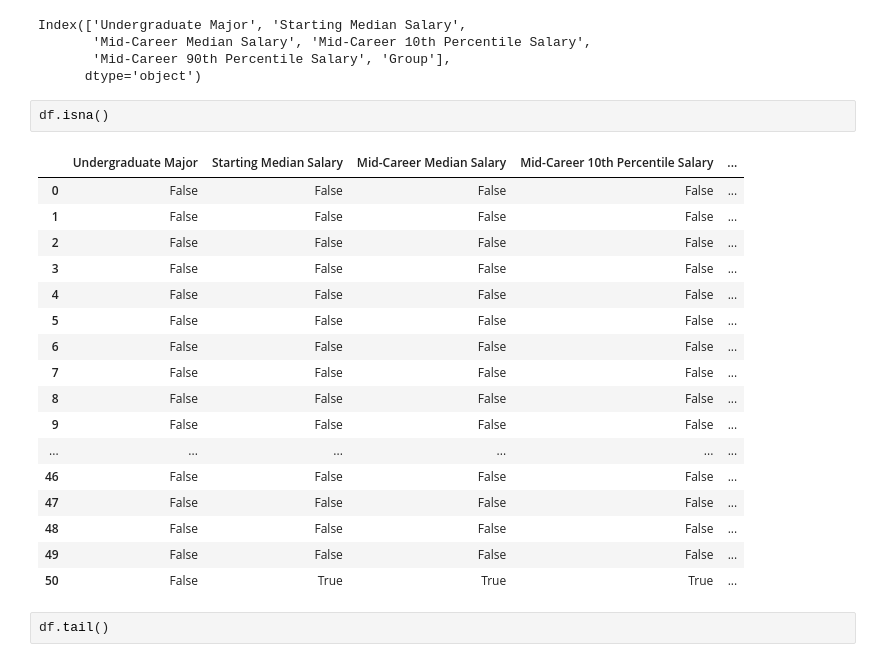
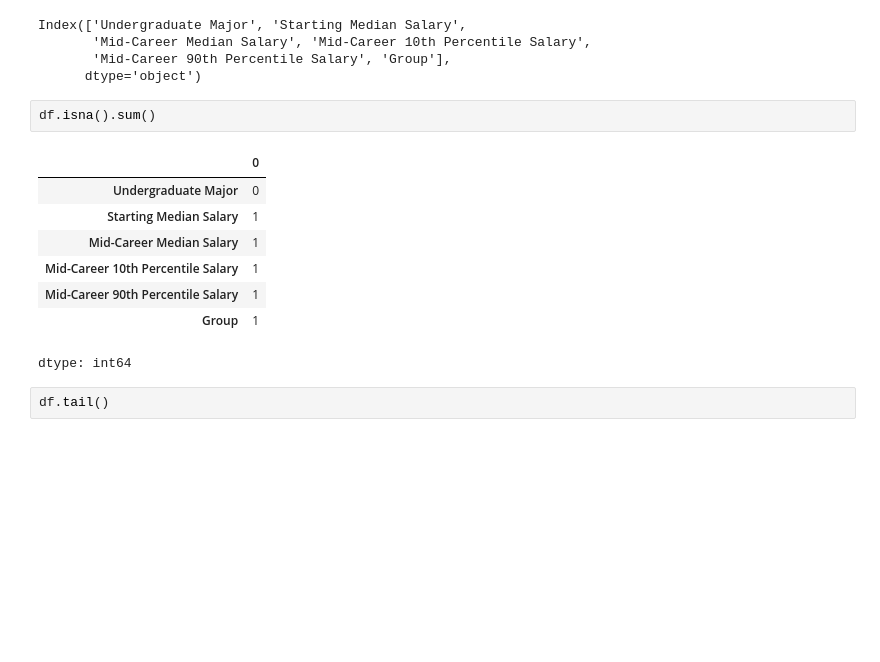
Before and after one commit to SiracencoSerghei/Bootcamp_Python, a Jupyter notebook: day_72/main.ipynb, the cells around one changed output. Drawn from its saved outputs; the diff is of its cells as text; blank space fills up the shorter version.

```diff
--- a/day_72/main.ipynb
+++ b/day_72/main.ipynb
@@ -42,25 +47,16 @@ Index(['Undergraduate Major', 'Starting Median Salary',
        'Mid-Career 90th Percentile Salary', 'Group'],
       dtype='object')
 # %%
-df.isna()
+df.isna().sum()
 # %% [output]
-|  | Undergraduate Major | Starting Median Salary | Mid-Career Median Salary | Mid-Career 10th Percentile Salary | ... |
-| 0 | False | False | False | False | ... |
-| 1 | False | False | False | False | ... |
-| 2 | False | False | False | False | ... |
-| 3 | False | False | False | False | ... |
-| 4 | False | False | False | False | ... |
-| 5 | False | False | False | False | ... |
-| 6 | False | False | False | False | ... |
-| 7 | False | False | False | False | ... |
-| 8 | False | False | False | False | ... |
-| 9 | False | False | False | False | ... |
-| ... | ... | ... | ... | ... | ... |
-| 46 | False | False | False | False | ... |
-| 47 | False | False | False | False | ... |
-| 48 | False | False | False | False | ... |
-| 49 | False | False | False | False | ... |
-| 50 | False | True | True | True | ... |
+|  | 0 |
+| Undergraduate Major | 0 |
+| Starting Median Salary | 1 |
+| Mid-Career Median Salary | 1 |
+| Mid-Career 10th Percentile Salary | 1 |
+| Mid-Career 90th Percentile Salary | 1 |
+| Group | 1 |
+dtype: int64
 # %%
 df.tail()
 # %% [output]
```
Also changed, not shown: parts of 7 cells of this notebook.
